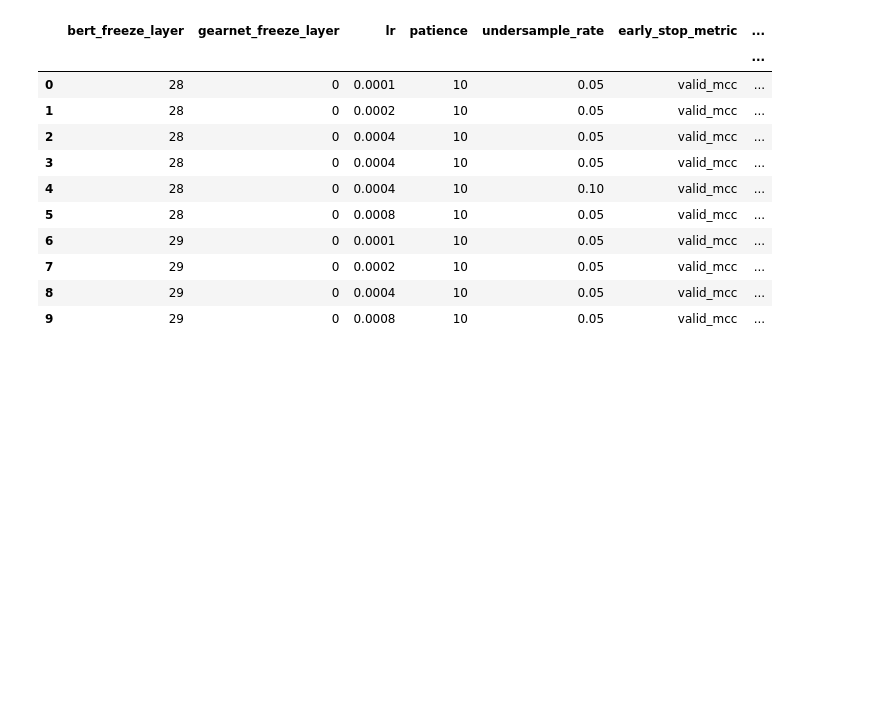
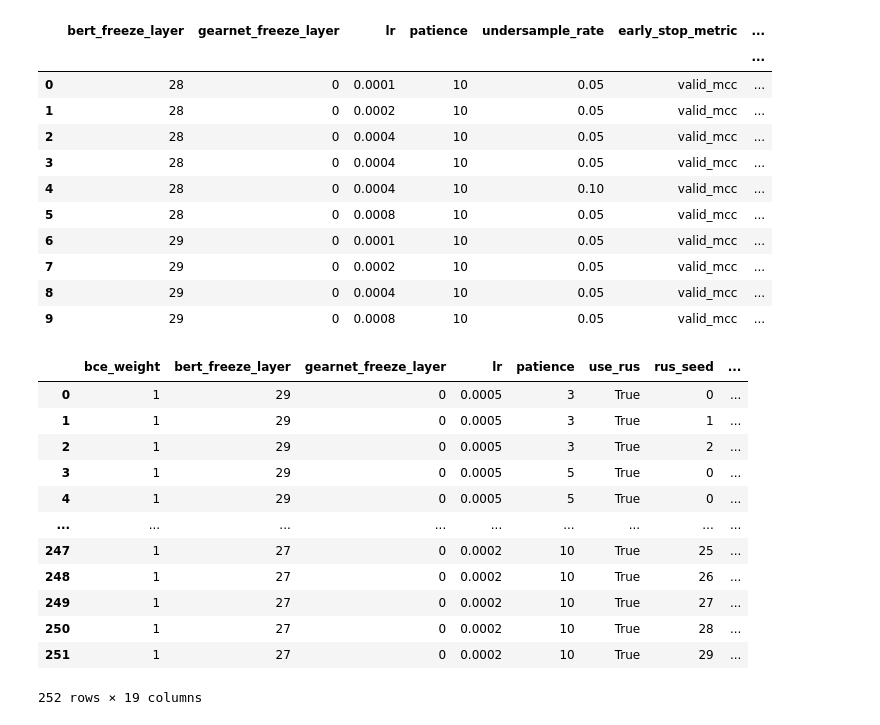
Before and after one commit to dlwocks31/atpbind, a Jupyter notebook: rus/rus_pipeline.ipynb, the cells around one changed output. Drawn from its saved outputs; the diff is of its cells as text; code cells hidden in the pictures; blank space fills up the shorter version.

```diff
--- a/rus/rus_pipeline.ipynb
+++ b/rus/rus_pipeline.ipynb
@@ -76,3 +76,20 @@ df_stat
 | 7 | 29 | 0 | 0.0002 | 10 | 0.05 | valid_mcc | ... |
 | 8 | 29 | 0 | 0.0004 | 10 | 0.05 | valid_mcc | ... |
 | 9 | 29 | 0 | 0.0008 | 10 | 0.05 | valid_mcc | ... |
+# %%
+df_old = pd.read_csv('rus_pipeline.csv')
+df_old
+# %% [output]
+|  | bce_weight | bert_freeze_layer | gearnet_freeze_layer | lr | patience | use_rus | rus_seed | ... |
+| 0 | 1 | 29 | 0 | 0.0005 | 3 | True | 0 | ... |
+| 1 | 1 | 29 | 0 | 0.0005 | 3 | True | 1 | ... |
+| 2 | 1 | 29 | 0 | 0.0005 | 3 | True | 2 | ... |
+| 3 | 1 | 29 | 0 | 0.0005 | 5 | True | 0 | ... |
+| 4 | 1 | 29 | 0 | 0.0005 | 5 | True | 0 | ... |
+| ... | ... | ... | ... | ... | ... | ... | ... | ... |
+| 247 | 1 | 27 | 0 | 0.0002 | 10 | True | 25 | ... |
+| 248 | 1 | 27 | 0 | 0.0002 | 10 | True | 26 | ... |
+| 249 | 1 | 27 | 0 | 0.0002 | 10 | True | 27 | ... |
+| 250 | 1 | 27 | 0 | 0.0002 | 10 | True | 28 | ... |
+| 251 | 1 | 27 | 0 | 0.0002 | 10 | True | 29 | ... |
+252 rows × 19 columns
```
Also changed, not shown: parts of 2 cells of this notebook, 5 other files.
